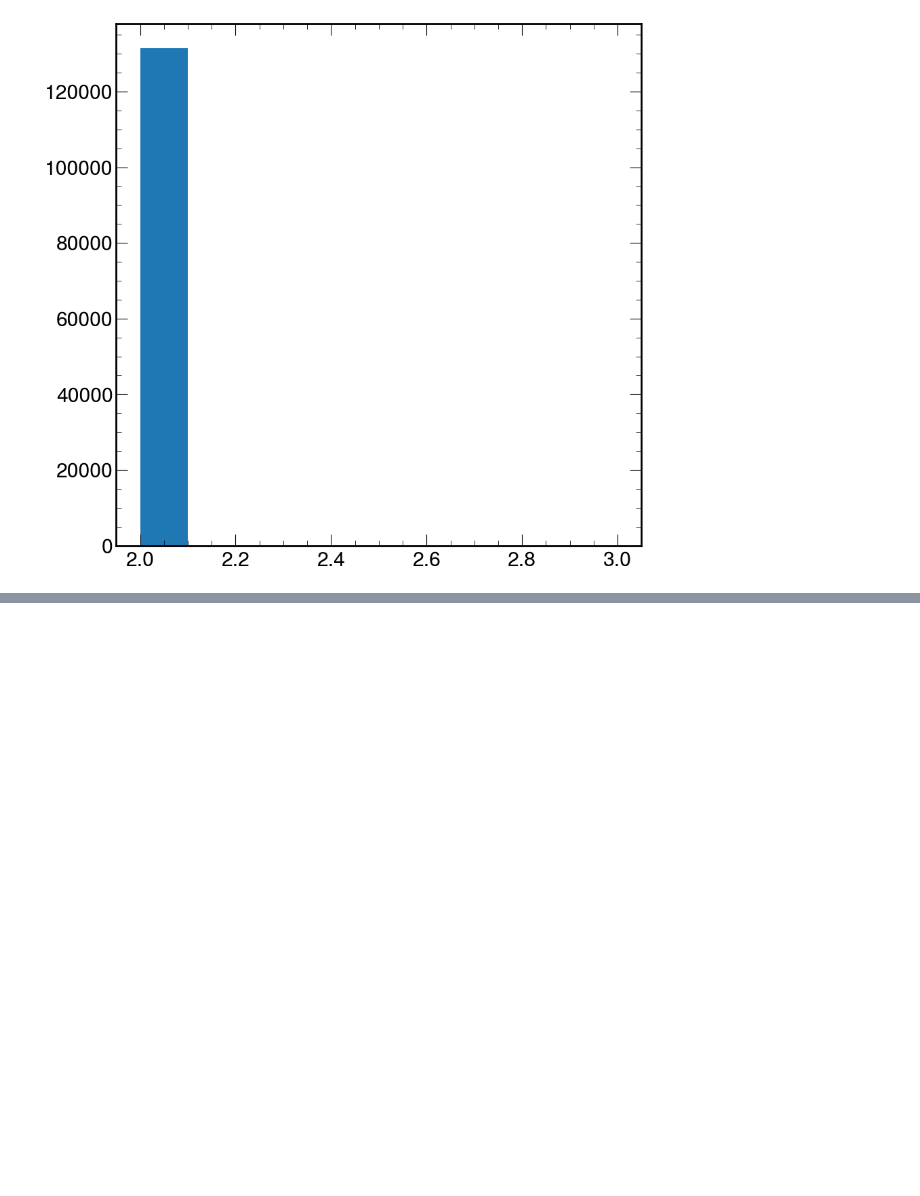
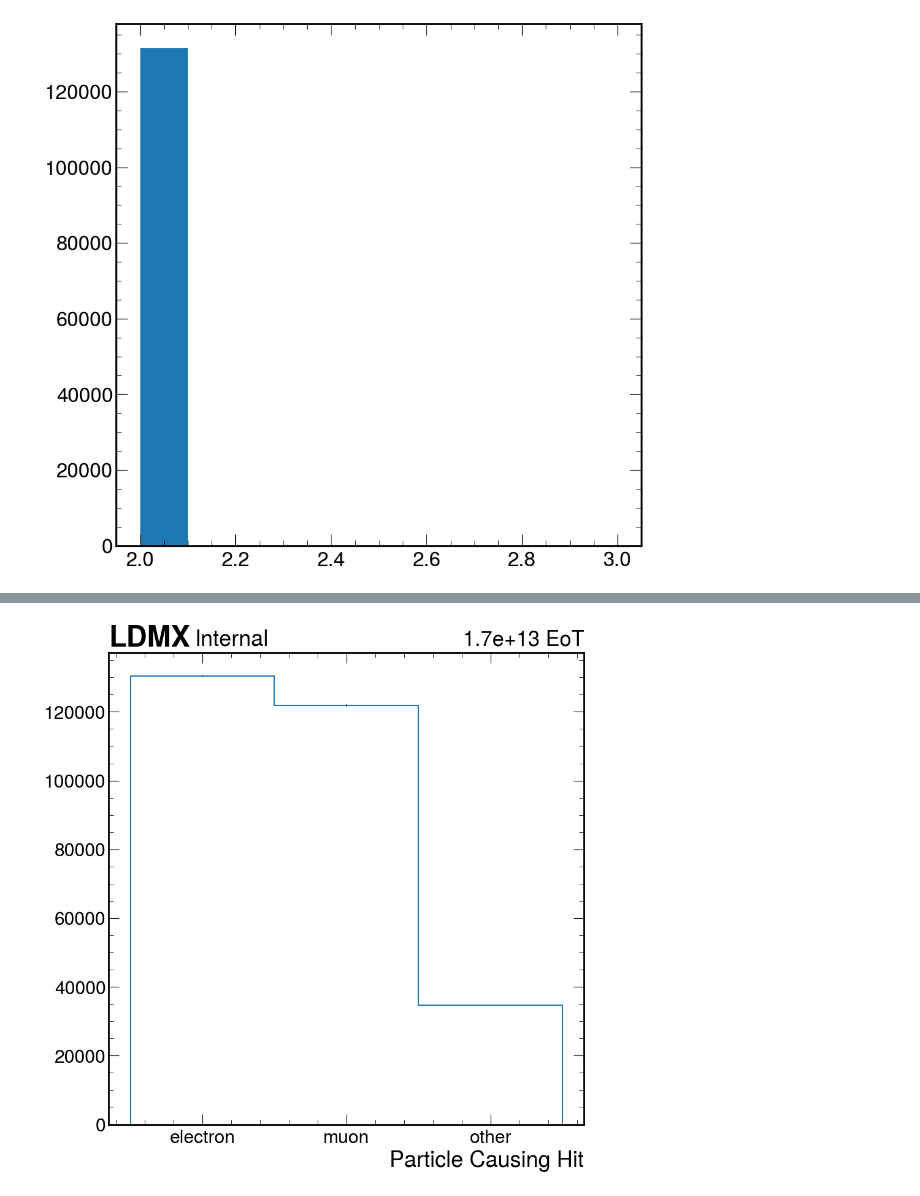
Before and after one commit to tomeichlersmith/ldmx-dimuon, a Jupyter notebook: ldmx/true-muons.ipynb, the cells around one changed output, grey strips where cells are left out. Cells and saved outputs as stored; diff of their text form; code cells hidden in the pictures; blank space fills up the shorter version.

```diff
--- a/ldmx/true-muons.ipynb
+++ b/ldmx/true-muons.ipynb
@@ -81,0 +113,28 @@ plt.hist(ak.count(hits.id, axis=-1))
+# %%
+def highest_hit(selection):
+    sl = hits[selection]
+    return ak.drop_none(ak.firsts(sl[ak.argsort(sl.edep)]))
+
+high_hit = (
+    hist.Hist.new
+    .IntCategory([], growth=True, name='cellid')
+    .StrCategory(['electron','muon','other'], name='cause', label='Particle Causing Hit')
+    .Double()
+)
+high_hit.fill(
+    cellid = highest_hit(hits.has_contrib(13)|hits.has_contrib(-13)).id,
+    cause='muon'
+)
+high_hit.fill(
+    cellid = highest_hit(hits.has_contrib(11)).id,
+    cause = 'electron'
+)
+high_hit.fill(
+    cellid = highest_hit(~(hits.has_contrib(13)|hits.has_contrib(-13)|hits.has_contrib(11))).id,
+    cause = 'other'
+)
+high_hit[sum,:].plot()
+title_bar(f'{tot_eot:.1e} EoT')
+plt.show()
+# %% [output]
+[figure, added]
```
Also changed, not shown: parts of 15 cells of this notebook, 1 other file.
